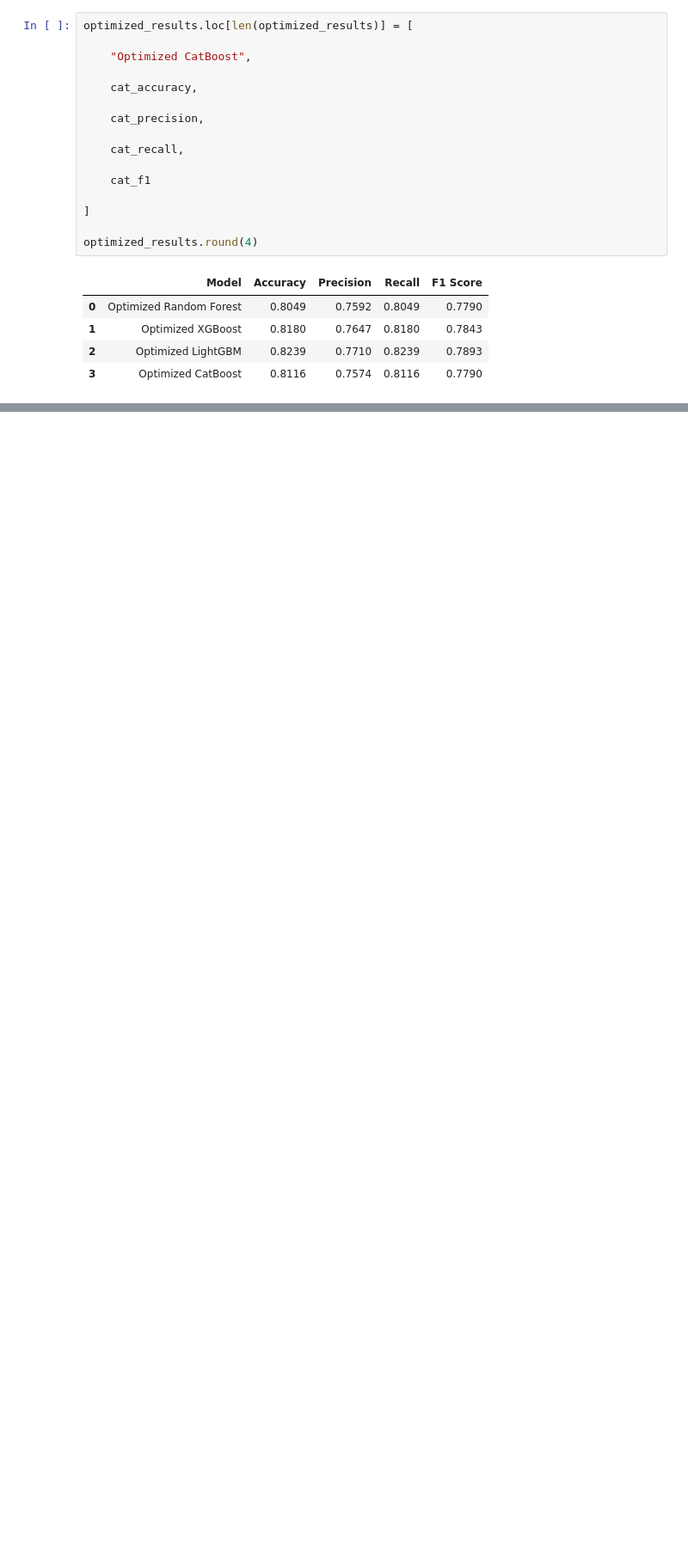
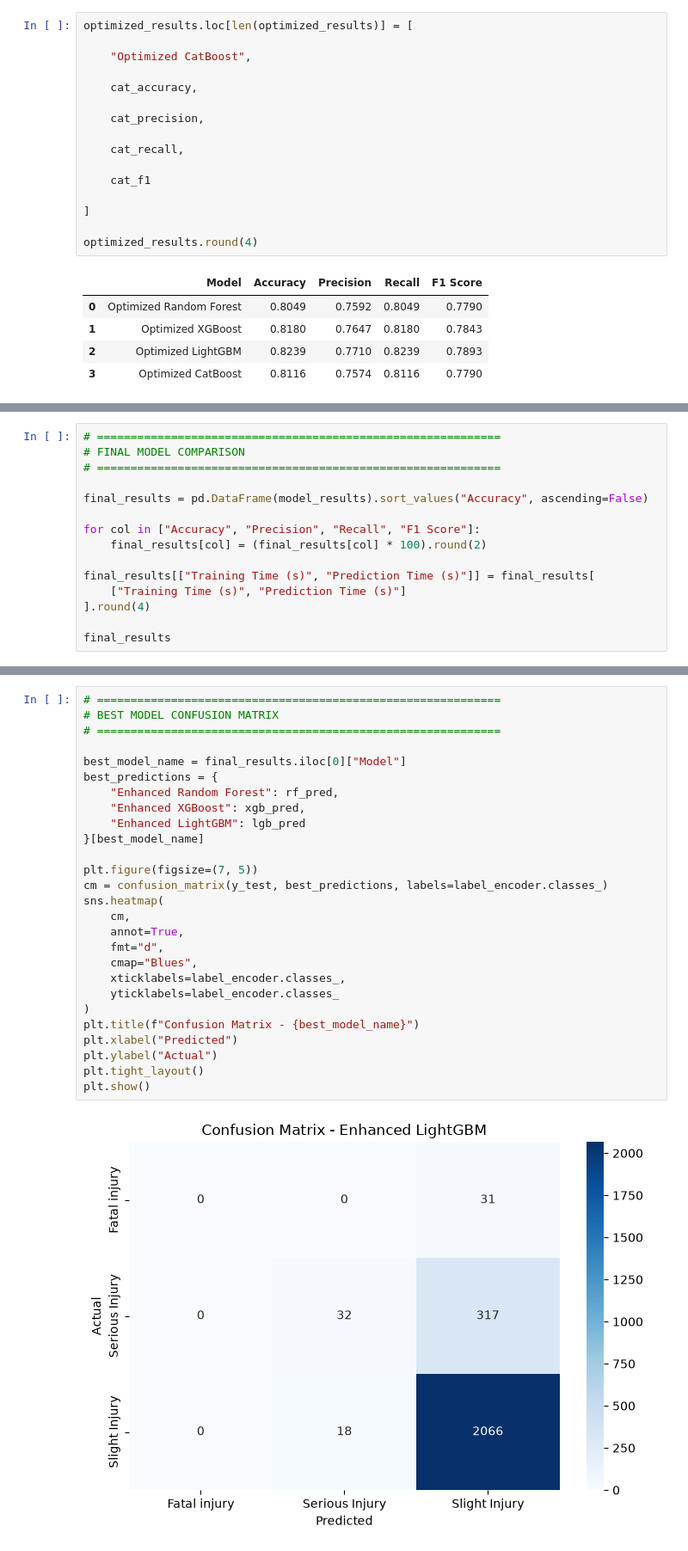
Before and after one commit to Pranjali-3/road-accident-severity-analysis, a Jupyter notebook: road_accident.ipynb, the cells around one changed output, grey strips where cells are left out. Shown at 86% size. Cells and saved outputs as stored; diff of their text form; blank space fills up the shorter version.

Commit message:
increasing accuracy

```diff
--- a/road_accident.ipynb
+++ b/road_accident.ipynb
@@ -3116,0 +2787,15 @@ False
+# %%
+# ============================================================
+# FINAL MODEL COMPARISON
+# ============================================================
+
+final_results = pd.DataFrame(model_results).sort_values("Accuracy", ascending=False)
+
+for col in ["Accuracy", "Precision", "Recall", "F1 Score"]:
+    final_results[col] = (final_results[col] * 100).round(2)
+
+final_results[["Training Time (s)", "Prediction Time (s)"]] = final_results[
+    ["Training Time (s)", "Prediction Time (s)"]
+].round(4)
+
+final_results
@@ -3116,0 +2807,29 @@ False
+# %%
+# ============================================================
+# BEST MODEL CONFUSION MATRIX
+# ============================================================
+
+best_model_name = final_results.iloc[0]["Model"]
+best_predictions = {
+    "Enhanced Random Forest": rf_pred,
+    "Enhanced XGBoost": xgb_pred,
+    "Enhanced LightGBM": lgb_pred
+}[best_model_name]
+
+plt.figure(figsize=(7, 5))
+cm = confusion_matrix(y_test, best_predictions, labels=label_encoder.classes_)
+sns.heatmap(
+    cm,
+    annot=True,
+    fmt="d",
+    cmap="Blues",
+    xticklabels=label_encoder.classes_,
+    yticklabels=label_encoder.classes_
+)
+plt.title(f"Confusion Matrix - {best_model_name}")
+plt.xlabel("Predicted")
+plt.ylabel("Actual")
+plt.tight_layout()
+plt.show()
+# %% [output]
+[figure, added]
```
Also changed, not shown: parts of 110 cells of this notebook, 4 other files.
